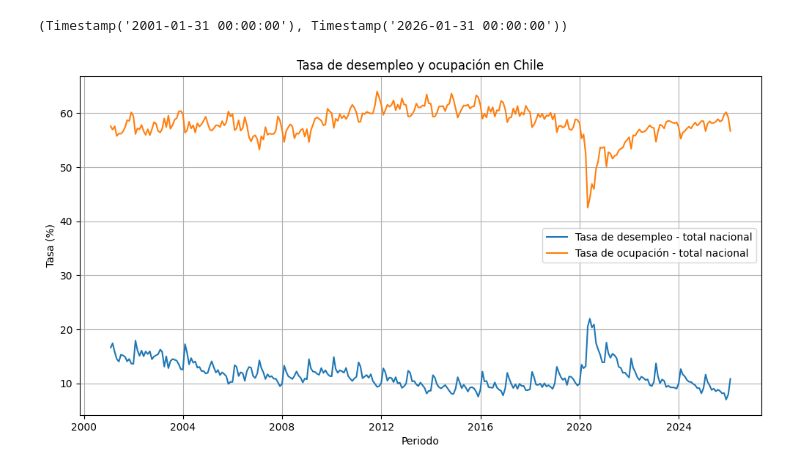
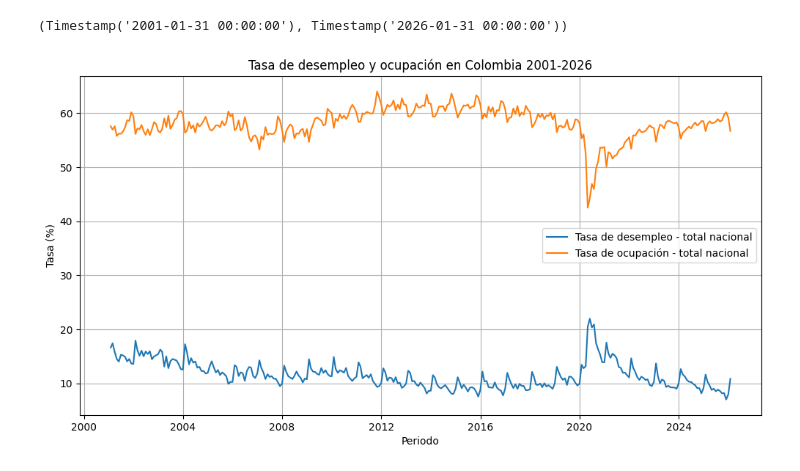
Before and after one commit to AlexSG29/Modelos_Econometricos, a Jupyter notebook: primera clase/primera_clase.ipynb, the cells around one changed output. Saved outputs shown, nothing was run; the diff lists cells and outputs as text; code cells hidden in the pictures.

```diff
--- a/primera clase/primera_clase.ipynb
+++ b/primera clase/primera_clase.ipynb
@@ -66,14 +66,14 @@ data['Periodo(MMM, AAAA)'].min(), data['Periodo(MMM, AAAA)'].max()
 # %%
 # ahora visualicemos las series de tiempo
 import matplotlib.pyplot as plt
 plt.figure(figsize=(12, 6))
 plt.plot(data['Periodo(MMM, AAAA)'], data['Tasa de desempleo - total nacional'], label='Tasa de desempleo - total nacional')
 plt.plot(data['Periodo(MMM, AAAA)'], data['Tasa de ocupación - total nacional'], label='Tasa de ocupación - total nacional')
 plt.xlabel('Periodo')
 plt.ylabel('Tasa (%)')
-plt.title('Tasa de desempleo y ocupación en Chile')
+plt.title('Tasa de desempleo y ocupación en Colombia 2001-2026')
 plt.legend()
 plt.grid()
 plt.show()
 # %% [output]
-[figure, old version]
+[figure, new version]
```
